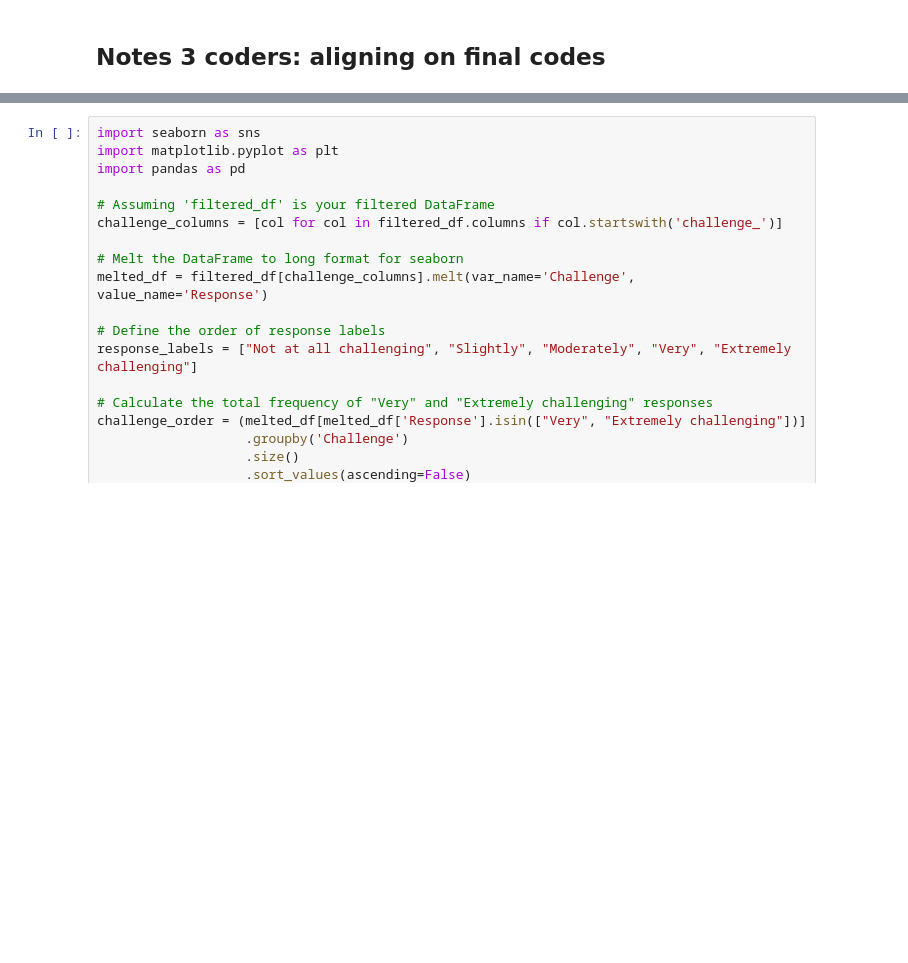
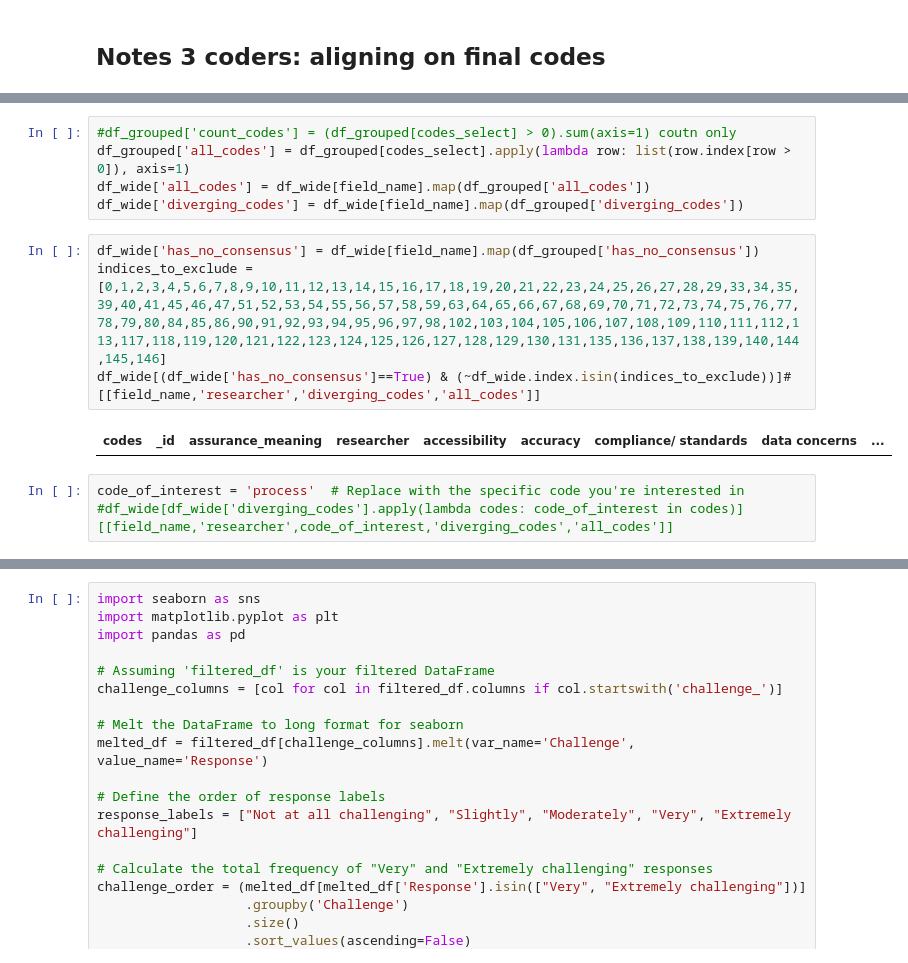
Before and after one commit to alan-turing-institute/teadt-community-survey, a Jupyter notebook: data_analysis/tea_gemini_content_analysis.ipynb, the cells around one changed output, grey strips where cells are left out. Cells and saved outputs as stored; diff of their text form; blank space fills up the shorter version.

```diff
--- a/data_analysis/tea_gemini_content_analysis.ipynb
+++ b/data_analysis/tea_gemini_content_analysis.ipynb
@@ -480,3 +591,17 @@ df_wide[df_wide['diverging_codes'].apply(lambda codes: code_of_interest in codes
+# %%
+#df_grouped['count_codes'] = (df_grouped[codes_select] > 0).sum(axis=1) coutn only
+df_grouped['all_codes'] = df_grouped[codes_select].apply(lambda row: list(row.index[row > 0]), axis=1)
+df_wide['all_codes'] = df_wide[field_name].map(df_grouped['all_codes'])
+df_wide['diverging_codes'] = df_wide[field_name].map(df_grouped['diverging_codes'])
+# %%
+df_wide['has_no_consensus'] = df_wide[field_name].map(df_grouped['has_no_consensus'])
+indices_to_exclude = [0,1,2,3,4,5,6,7,8,9,10,11,12,13,14,15,16,17,18,19,20,21,22,23,24,25,26,27,28,29,33,34,35,39,40,41,45,46,47,51,52,53,54,55,56,57,58,59,63,64,65,66,67,68,69,70,71,72,73,74,75,76,77,78,79,80,84,85,86,90,91,92,93,94,95,96,97,98,102,103,104,105,106,107,108,109,110,111,112,113,117,118,119,120,121,122,123,124,125,126,127,128,129,130,131,135,136,137,138,139,140,144,145,146]
+df_wide[(df_wide['has_no_consensus']==True) & (~df_wide.index.isin(indices_to_exclude))]#[[field_name,'researcher','diverging_codes','all_codes']]
+# %% [output]
+| codes | _id | assurance_meaning | researcher | accessibility | accuracy | compliance/ standards | data concerns | ... |
+# %%
+code_of_interest = 'process'  # Replace with the specific code you're interested in
+#df_wide[df_wide['diverging_codes'].apply(lambda codes: code_of_interest in codes)][[field_name,'researcher',code_of_interest,'diverging_codes','all_codes']]
 # %%
 # Load & Clean
 # AssuranceMeaning_2, OperationalisationChallenge_2, BenefitsTool, AgainstTool
```
Also changed, not shown: parts of 29 cells of this notebook.
